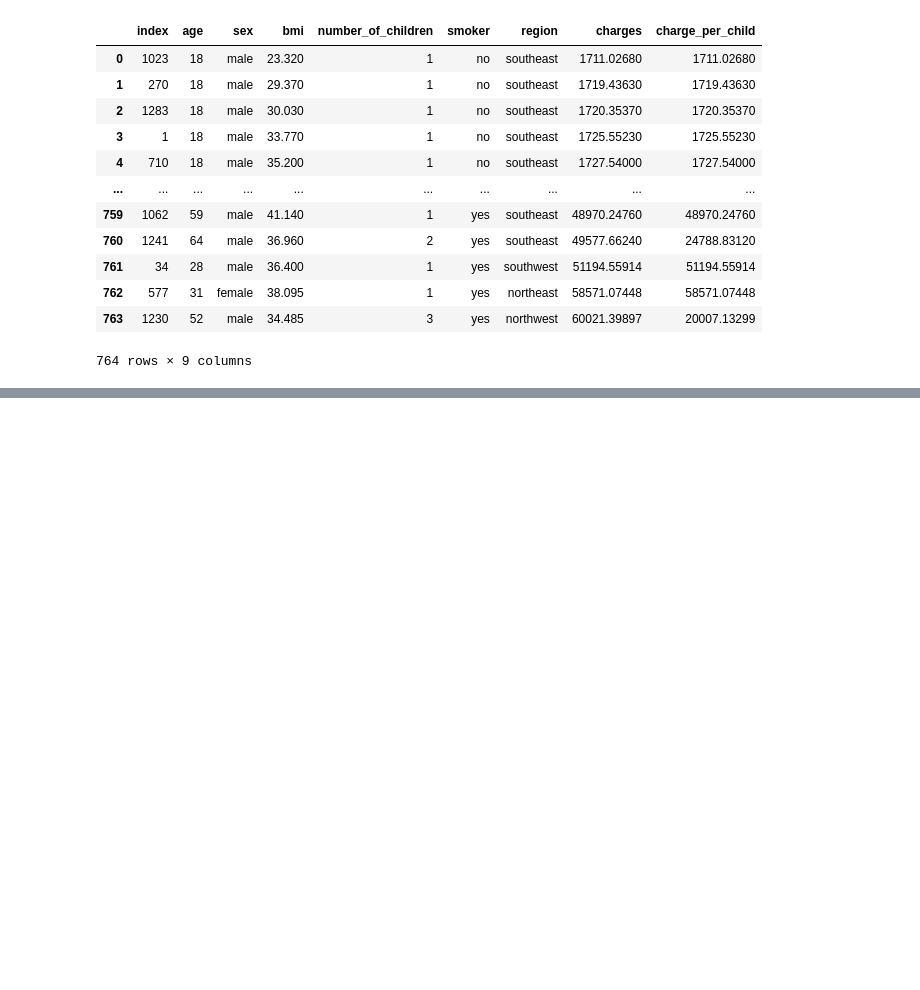
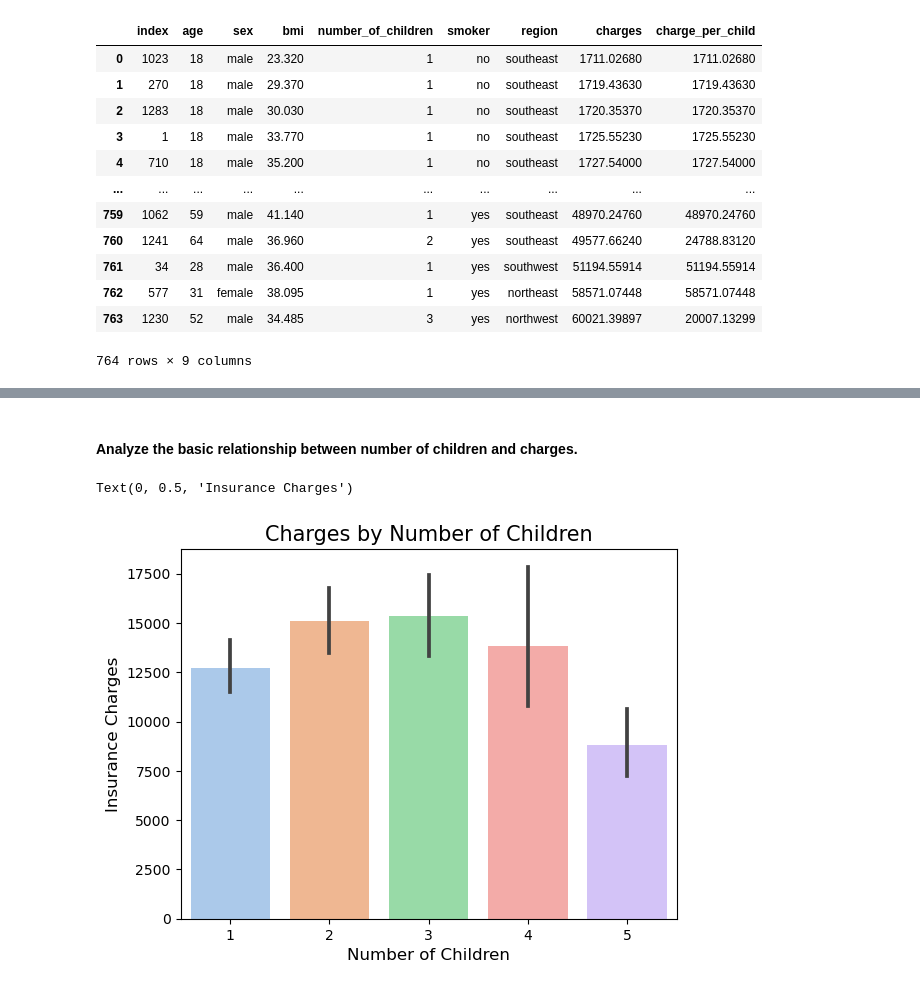
Before and after one commit to ubco-W2022T2-data301/project-group-group25, a Jupyter notebook: analysis/analysis3.ipynb, the cells around one changed output, grey strips where cells are left out. Drawn from its saved outputs; the diff is of its cells as text; code cells hidden in the pictures; blank space fills up the shorter version.

Commit message:
Working on analysis3 notebook

```diff
--- a/analysis/analysis3.ipynb
+++ b/analysis/analysis3.ipynb
@@ -274,0 +298,9 @@ else:
+# %%
+import pandas as pd
+import seaborn as sns
+import matplotlib.pyplot as plt
+
+sns.set_palette('pastel')
+
+analysis_df=cleandf #df from method chaining
+analysis_df
@@ -274,0 +332,10 @@ else:
+# %% [markdown]
+#### Analyze the basic relationship between number of children and charges.
+# %%
+barplot=sns.barplot(data=analysis_df, y='charges', x='number_of_children')
+plt.title('Charges by Number of Children',fontsize=15)
+plt.xlabel('Number of Children',fontsize=12)
+plt.ylabel('Insurance Charges',fontsize=12)
+# %% [output]
+Text(0, 0.5, 'Insurance Charges')
+[figure, added]
```
Also changed, not shown: parts of 28 cells of this notebook, 2 other files.
